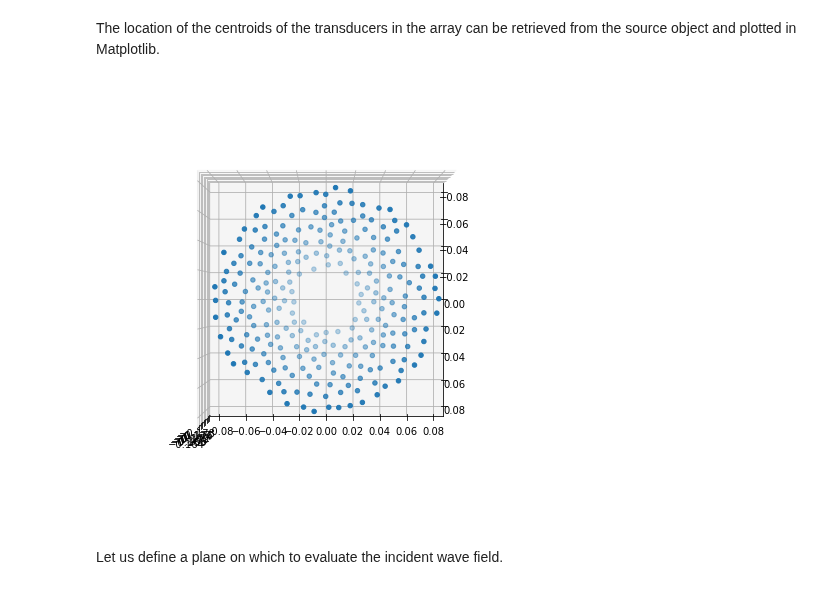
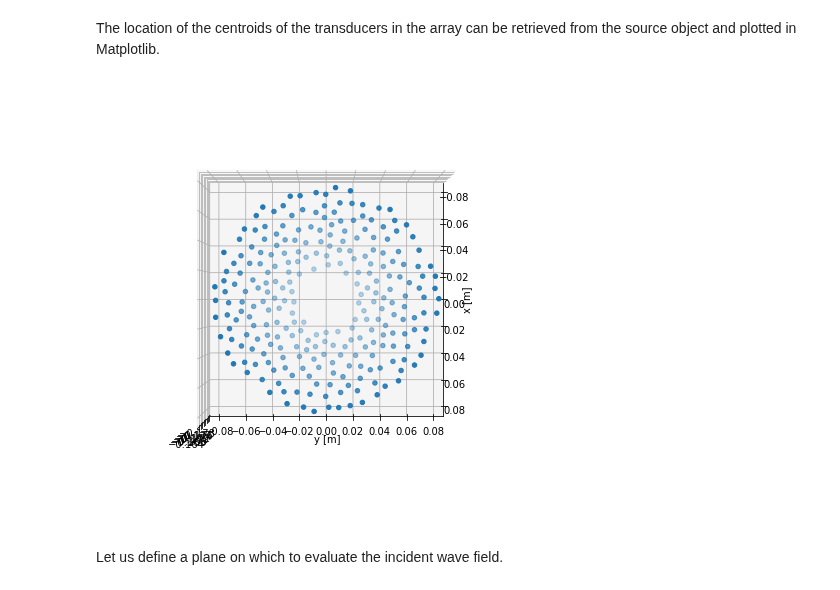
Before and after one commit to optimuslib/optimus, a Jupyter notebook: notebooks/Array source simulation.ipynb, the cells around one changed output. Cells and saved outputs as stored; diff of their text form; code cells hidden in the pictures.

Commit message:
Improve visualisation of transducer field in notebook.

```diff
--- a/notebooks/Array source simulation.ipynb
+++ b/notebooks/Array source simulation.ipynb
@@ -43,20 +43,22 @@ The location of the centroids of the transducers in the array can be retrieved f
 # %%
 %matplotlib inline
 import matplotlib.pyplot as plt
 from mpl_toolkits.mplot3d import proj3d
 
 x = source.centroid_locations[0, :]
 y = source.centroid_locations[1, :]
 z = source.centroid_locations[2, :]
 
 fig = plt.figure(figsize=(8, 8))
 ax = fig.gca(projection='3d')
 ax.scatter(x, y, z)
 ax.set_aspect('equal')
 ax.view_init(90, 0)
+ax.set_xlabel("x [m]")
+ax.set_ylabel("y [m]")
 plt.show()
 # %% [output]
-[figure, old version]
+[figure, new version]
 # %% [markdown]
 Let us define a plane on which to evaluate the incident wave field.
 # %%
```
Also changed, not shown: parts of 5 cells of this notebook, 1 other file.
